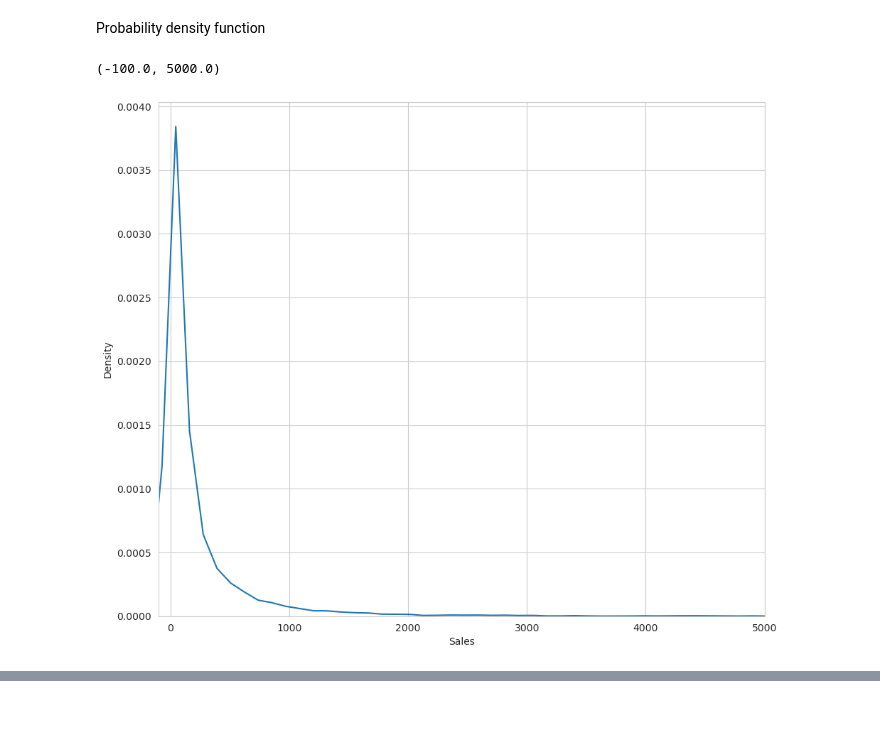
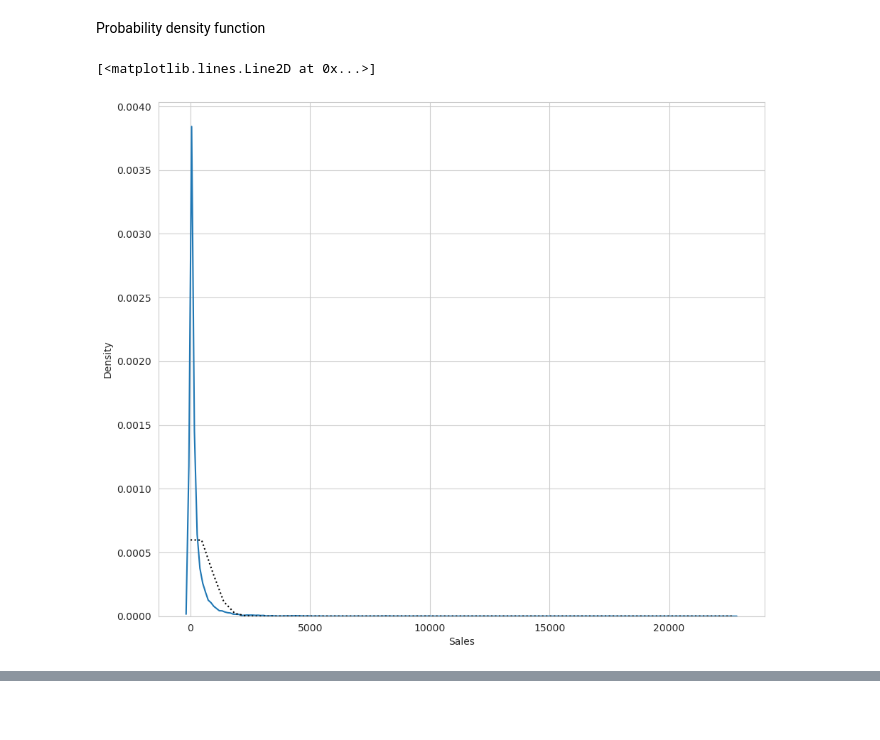
Before and after one commit to alejo-cuello/first-steps-data-science, a Jupyter notebook: code/exploring-series.ipynb, the cells around one changed output, grey strips where cells are left out. Saved outputs shown, nothing was run; the diff lists cells and outputs as text; code cells hidden in the pictures.

```diff
--- a/code/exploring-series.ipynb
+++ b/code/exploring-series.ipynb
@@ -411,8 +418,12 @@ plt.show()
 # %% [markdown]
 Probability density function
-# %%
-sns.kdeplot(data, x='Sales',bw_method=0.1)
-plt.xlim(-100,5000)
-# %% [output]
-(-100.0, 5000.0)
-[figure, removed]
+# %%
+sns.kdeplot(data, x='Sales',bw_method=0.1)
+
+stats = data['Sales'].describe()
+xn = np.linspace(stats['min'],stats['max'])
+yn = scipy.stats.norm(stats['mean'],stats['std']).pdf(xn)
+plt.plot(xn,yn,color='black',linestyle=':')
+# %% [output]
+[<matplotlib.lines.Line2D at 0x...>]
+[figure, added]
```
Also changed, not shown: parts of 8 cells of this notebook.
